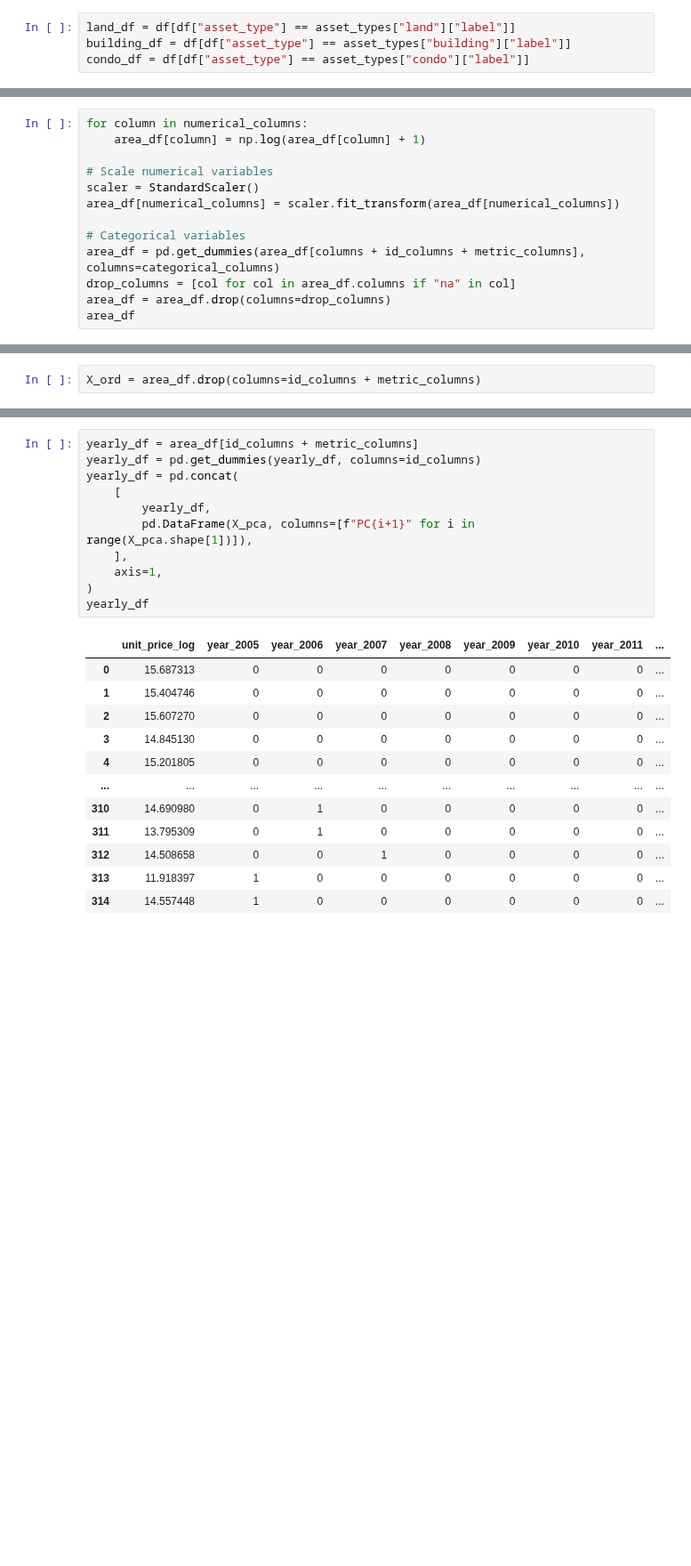
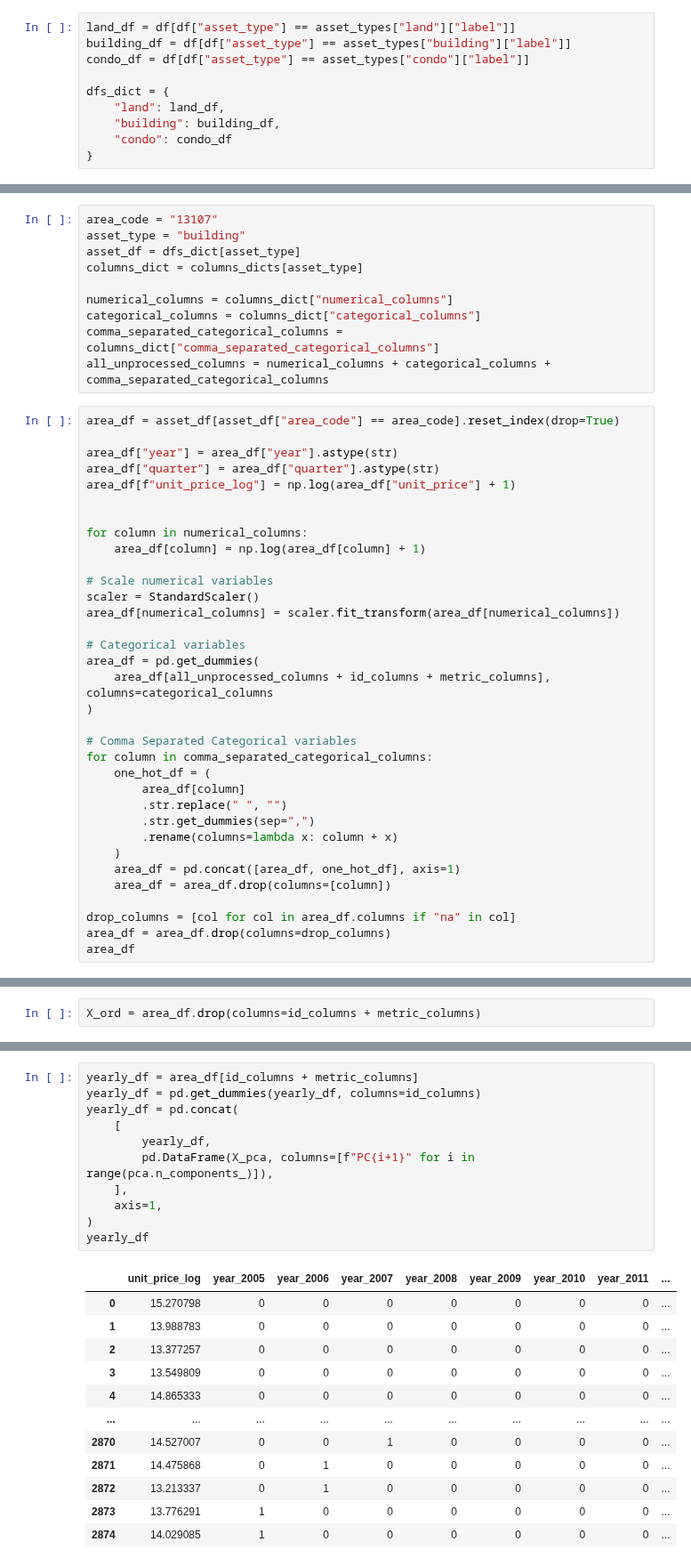
Before and after one commit to diabhaque/Yogen, a Jupyter notebook: notebooks/2_core_exploration/price_index.ipynb, the cells around one changed output, grey strips where cells are left out. Shown at 89% size. Drawn from its saved outputs; the diff is of its cells as text; blank space fills up the shorter version.

Commit message:
Create price index function

```diff
--- a/notebooks/2_core_exploration/price_index.ipynb
+++ b/notebooks/2_core_exploration/price_index.ipynb
@@ -358,3 +299,9 @@ columns = numerical_columns + categorical_columns
 land_df = df[df["asset_type"] == asset_types["land"]["label"]]
 building_df = df[df["asset_type"] == asset_types["building"]["label"]]
 condo_df = df[df["asset_type"] == asset_types["condo"]["label"]]
+
+dfs_dict = {
+    "land": land_df,
+    "building": building_df,
+    "condo": condo_df
+}
@@ -367,4 +401,21 @@ area_df[f"unit_price_log"] = np.log(area_df["unit_price"] + 1)
+# %%
+area_code = "13107"
+asset_type = "building"
+asset_df = dfs_dict[asset_type]
+columns_dict = columns_dicts[asset_type]
+
+numerical_columns = columns_dict["numerical_columns"]
+categorical_columns = columns_dict["categorical_columns"]
+comma_separated_categorical_columns = columns_dict["comma_separated_categorical_columns"]
+all_unprocessed_columns = numerical_columns + categorical_columns + comma_separated_categorical_columns
 # %%
+area_df = asset_df[asset_df["area_code"] == area_code].reset_index(drop=True)
+
+area_df["year"] = area_df["year"].astype(str)
+area_df["quarter"] = area_df["quarter"].astype(str)
+area_df[f"unit_price_log"] = np.log(area_df["unit_price"] + 1)
+
+
 for column in numerical_columns:
     area_df[column] = np.log(area_df[column] + 1)
 
@@ -373,7 +424,21 @@ scaler = StandardScaler()
 area_df[numerical_columns] = scaler.fit_transform(area_df[numerical_columns])
 
 # Categorical variables
-area_df = pd.get_dummies(area_df[columns + id_columns + metric_columns], columns=categorical_columns)
+area_df = pd.get_dummies(
+    area_df[all_unprocessed_columns + id_columns + metric_columns], columns=categorical_columns
+)
+
+# Comma Separated Categorical variables
+for column in comma_separated_categorical_columns:
+    one_hot_df = (
+        area_df[column]
+        .str.replace(" ", "")
+        .str.get_dummies(sep=",")
+        .rename(columns=lambda x: column + x)
+    )
+    area_df = pd.concat([area_df, one_hot_df], axis=1)
+    area_df = area_df.drop(columns=[column])
+
 drop_columns = [col for col in area_df.columns if "na" in col]
 area_df = area_df.drop(columns=drop_columns)
 area_df
@@ -397,24 +472,24 @@ Number of components retained by PCA: 9
 # %%
 yearly_df = area_df[id_columns + metric_columns]
 yearly_df = pd.get_dummies(yearly_df, columns=id_columns)
 yearly_df = pd.concat(
     [
         yearly_df,
-        pd.DataFrame(X_pca, columns=[f"PC{i+1}" for i in range(X_pca.shape[1])]),
+        pd.DataFrame(X_pca, columns=[f"PC{i+1}" for i in range(pca.n_components_)]),
     ],
     axis=1,
 )
 yearly_df
 # %% [output]
 |  | unit_price_log | year_2005 | year_2006 | year_2007 | year_2008 | year_2009 | year_2010 | year_2011 | ... |
-| 0 | 15.687313 | 0 | 0 | 0 | 0 | 0 | 0 | 0 | ... |
-| 1 | 15.404746 | 0 | 0 | 0 | 0 | 0 | 0 | 0 | ... |
-| 2 | 15.607270 | 0 | 0 | 0 | 0 | 0 | 0 | 0 | ... |
-| 3 | 14.845130 | 0 | 0 | 0 | 0 | 0 | 0 | 0 | ... |
-| 4 | 15.201805 | 0 | 0 | 0 | 0 | 0 | 0 | 0 | ... |
+| 0 | 15.270798 | 0 | 0 | 0 | 0 | 0 | 0 | 0 | ... |
+| 1 | 13.988783 | 0 | 0 | 0 | 0 | 0 | 0 | 0 | ... |
+| 2 | 13.377257 | 0 | 0 | 0 | 0 | 0 | 0 | 0 | ... |
+| 3 | 13.549809 | 0 | 0 | 0 | 0 | 0 | 0 | 0 | ... |
+| 4 | 14.865333 | 0 | 0 | 0 | 0 | 0 | 0 | 0 | ... |
 | ... | ... | ... | ... | ... | ... | ... | ... | ... | ... |
-| 310 | 14.690980 | 0 | 1 | 0 | 0 | 0 | 0 | 0 | ... |
-| 311 | 13.795309 | 0 | 1 | 0 | 0 | 0 | 0 | 0 | ... |
-| 312 | 14.508658 | 0 | 0 | 1 | 0 | 0 | 0 | 0 | ... |
-| 313 | 11.918397 | 1 | 0 | 0 | 0 | 0 | 0 | 0 | ... |
-| 314 | 14.557448 | 1 | 0 | 0 | 0 | 0 | 0 | 0 | ... |
+| 2870 | 14.527007 | 0 | 0 | 1 | 0 | 0 | 0 | 0 | ... |
+| 2871 | 14.475868 | 0 | 1 | 0 | 0 | 0 | 0 | 0 | ... |
+| 2872 | 13.213337 | 0 | 1 | 0 | 0 | 0 | 0 | 0 | ... |
+| 2873 | 13.776291 | 1 | 0 | 0 | 0 | 0 | 0 | 0 | ... |
+| 2874 | 14.029085 | 1 | 0 | 0 | 0 | 0 | 0 | 0 | ... |
```
Also changed, not shown: parts of 24 cells of this notebook.
